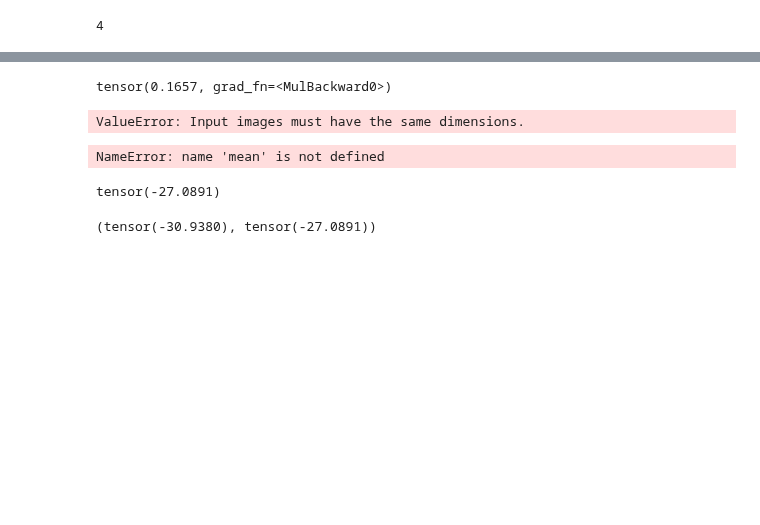
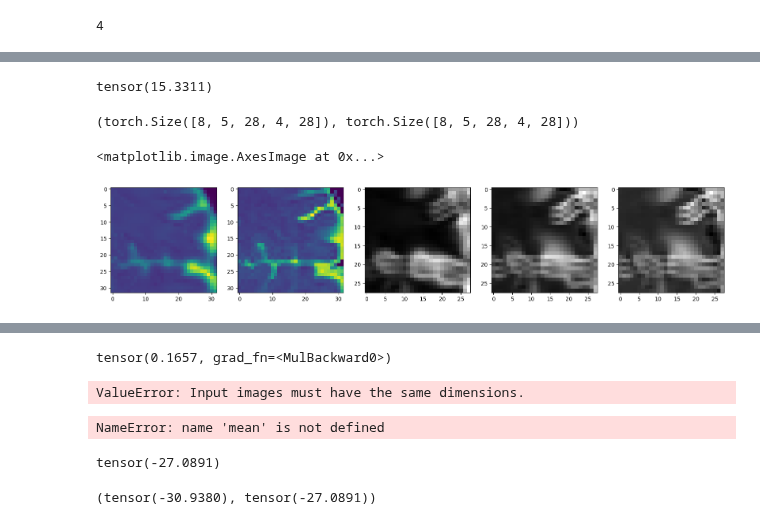
Before and after one commit to arihantjain124/HCP_SR, a Jupyter notebook: making loss function.ipynb, the cells around one changed output, grey strips where cells are left out. Cells and saved outputs as stored; diff of their text form; code cells hidden in the pictures; blank space fills up the shorter version.

Commit message:
Working on loss function and 2d model

```diff
--- a/making loss function.ipynb
+++ b/making loss function.ipynb
@@ -145,4 +78,4 @@ load_model
 with open(paths[load_model][1], 'r') as f:
     args.__dict__ = json.load(f)
 # %%
-args
+args.type = args.model_type
@@ -246,0 +206,2 @@ tensor([[1.0000, 0.9852, 0.9794, 0.9633, 0.9824, 0.9640, 0.9836, 0.9681],
+# %%
+inp = torch.permute(torch.from_numpy(pred_tensor), (0,4,1,2,3)).to('cpu')
@@ -246,0 +216,2 @@ tensor([[1.0000, 0.9852, 0.9794, 0.9633, 0.9824, 0.9640, 0.9836, 0.9681],
+# %%
+temp = F.conv3d(inp[:,0,:,:,:].unsqueeze(1),kernel['x'])
@@ -246,0 +259,3 @@ tensor([[1.0000, 0.9852, 0.9794, 0.9633, 0.9824, 0.9640, 0.9836, 0.9681],
+# %%
+pred_temp = g2(pred_tensor)
+hr_temp = g2(hr_tensor)
@@ -246,0 +281,31 @@ tensor([[1.0000, 0.9852, 0.9794, 0.9633, 0.9824, 0.9640, 0.9836, 0.9681],
+# %%
+ls(pred_temp,hr_temp)
+# %% [output]
+tensor(15.3311)
+# %%
+pred_temp.shape,hr_temp.shape
+# %% [output]
+(torch.Size([8, 5, 28, 4, 28]), torch.Size([8, 5, 28, 4, 28]))
+# %%
+%matplotlib inline
+
+ch = 0
+
+patch = 1
+
+
+
+f, axis = plt.subplots(1, 5)
+f.set_figwidth(20)
+f.set_figheight(10)
+
+
+axis[0].imshow(pred_tensor[patch,:,0,:,ch])
+axis[1].imshow(hr_tensor[patch,:,0,:,ch])
+axis[2].imshow(pred_temp[patch,ch,:,0,:].detach().numpy(),cmap = 'gray')
+axis[3].imshow(hr_temp[patch,ch,:,0,:].detach().numpy(),cmap = 'gray')
+b = hr_temp[patch,ch,:,0,:].detach().numpy() - pred_temp[patch,ch,:,0,:].detach().numpy()
+axis[4].imshow(b,cmap = 'gray')
+# %% [output]
+<matplotlib.image.AxesImage at 0x...>
+[figure, added]
```
Also changed, not shown: parts of 43 cells of this notebook, 12 other files.
